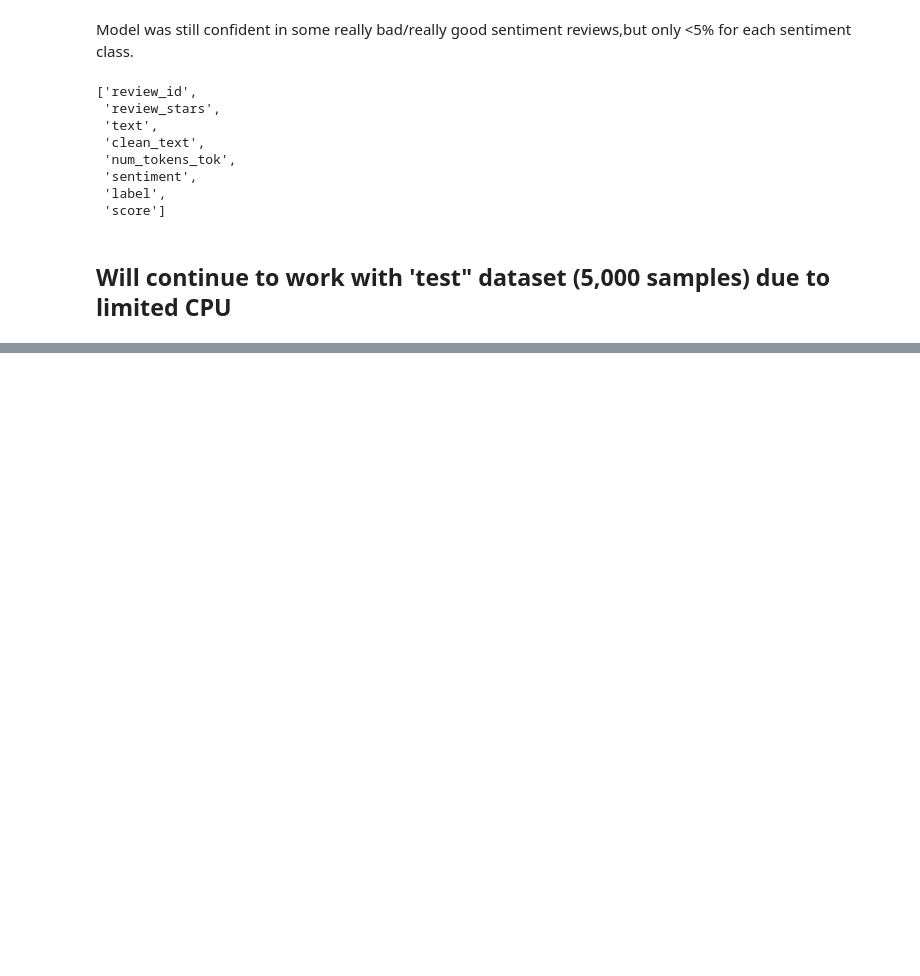
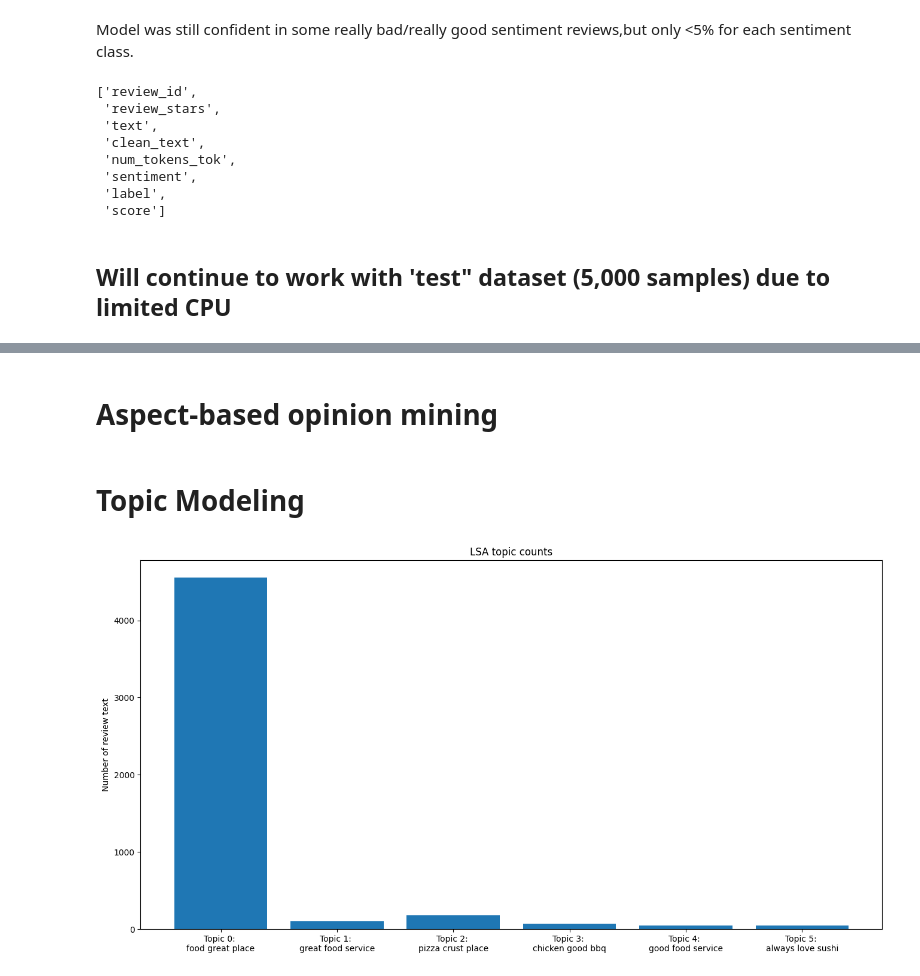
Before and after one commit to mindyng/2024-Business-Projects, a Jupyter notebook: yelp-reviews-analysis.ipynb, the cells around one changed output, grey strips where cells are left out. Saved outputs shown, nothing was run; the diff lists cells and outputs as text; code cells hidden in the pictures; blank space fills up the shorter version.

Commit message:
Kaggle Notebook | yelp_reviews_analysis | Version 4

```diff
--- a/yelp-reviews-analysis.ipynb
+++ b/yelp-reviews-analysis.ipynb
@@ -524,0 +679,2 @@ test2.head()
+# %% [markdown]
+# Aspect-based opinion mining
@@ -524,0 +691,2 @@ test2.head()
+# %% [markdown]
+# Topic Modeling
@@ -524,0 +701,4 @@ test2.head()
+# %%
+n_topics = 6
+lsa_model = TruncatedSVD(n_components=n_topics)
+lsa_topic_matrix = lsa_model.fit_transform(document_term_matrix)
@@ -524,0 +723,41 @@ test2.head()
+# %%
+lsa_keys = get_keys(lsa_topic_matrix)
+lsa_categories, lsa_counts = keys_to_counts(lsa_keys)
+# %%
+def get_top_n_words(n, keys, document_term_matrix, tfidf_vectorizer):
+    '''
+    returns a list of n_topic strings, where each string contains the n most common
+    words in a predicted category, in order
+    '''
+    top_word_indices = []
+    for topic in range(n_topics):
+        temp_vector_sum = 0
+        for i in range(len(keys)):
+            if keys[i] == topic:
+                temp_vector_sum += document_term_matrix[i]
+        temp_vector_sum = temp_vector_sum.toarray()
+        top_n_word_indices = np.flip(np.argsort(temp_vector_sum)[0][-n:],0)
+        top_word_indices.append(top_n_word_indices)
+    top_words = []
+    for topic in top_word_indices:
+        topic_words = []
+        for index in topic:
+            temp_word_vector = np.zeros((1,document_term_matrix.shape[1]))
+            temp_word_vector[:,index] = 1
+            the_word = tfidf_vectorizer.inverse_transform(temp_word_vector)[0][0]
+            topic_words.append(the_word.encode('ascii').decode('utf-8'))
+        top_words.append(" ".join(topic_words))
+    return top_words
+# %%
+top_3_words = get_top_n_words(3, lsa_keys, document_term_matrix, tfidf_vectorizer)
+labels = ['Topic {}: \n'.format(i) + top_3_words[i] for i in lsa_categories]
+
+fig, ax = plt.subplots(figsize=(16,8))
+ax.bar(lsa_categories, lsa_counts);
+ax.set_xticks(lsa_categories);
+ax.set_xticklabels(labels);
+ax.set_ylabel('Number of review text');
+ax.set_title('LSA topic counts');
+plt.show();
+# %% [output]
+[figure, added]
```
Also changed, not shown: parts of 41 cells of this notebook.
